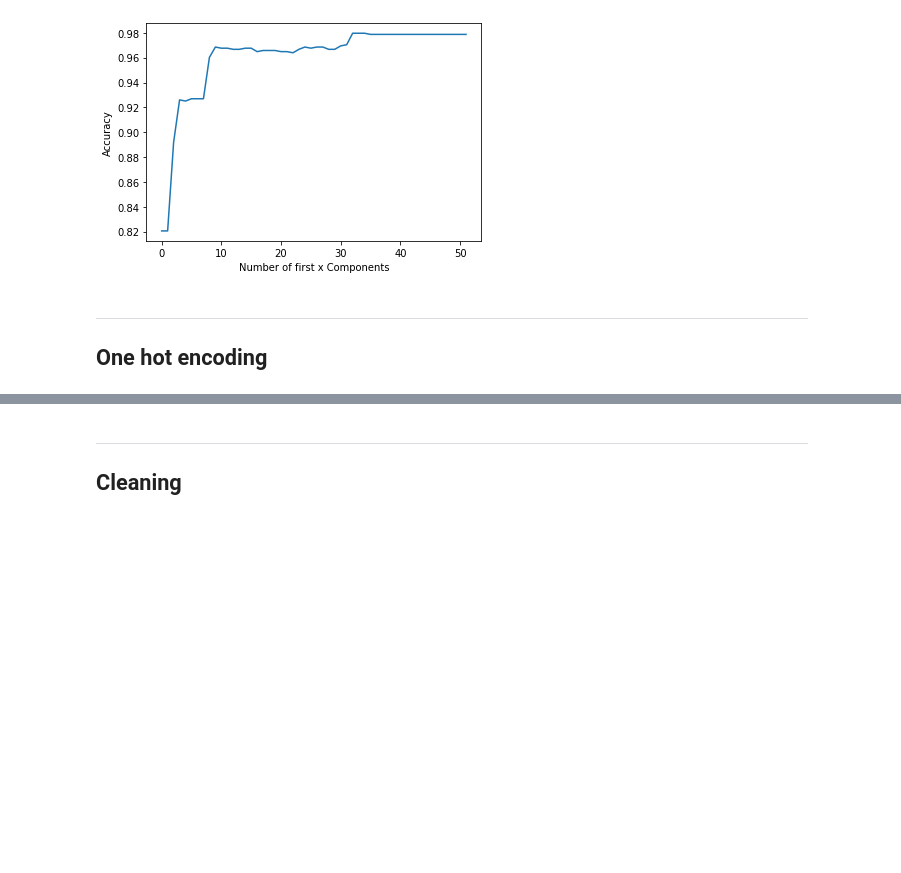
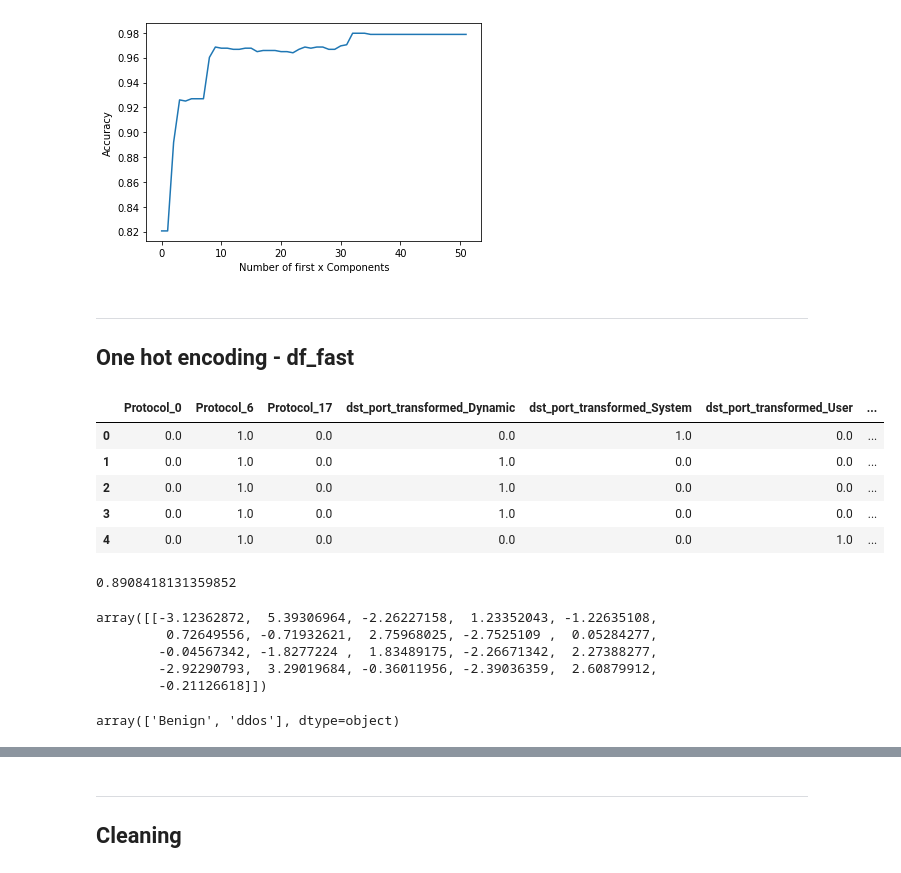
Before and after one commit to Irish-77/ddos-dompteure, a Jupyter notebook: data_preparation.ipynb, the cells around one changed output, grey strips where cells are left out. Cells and saved outputs as stored; diff of their text form; code cells hidden in the pictures; blank space fills up the shorter version.

Commit message:
finishing data preparation

```diff
--- a/data_preparation.ipynb
+++ b/data_preparation.ipynb
@@ -155,4 +186,4 @@ axes.set(xlabel = 'Number of first x Components', ylabel = 'Accuracy');
 [figure]
 # %% [markdown]
 ---
-## One hot encoding
+## One hot encoding - df_fast
@@ -158,0 +195,5 @@ axes.set(xlabel = 'Number of first x Components', ylabel = 'Accuracy');
+# %%
+to_be_encoded = ["Protocol", "dst_port_transformed", "src_port_transformed"]
+encoder = OneHotEncoder(sparse=False)
+df_fast_encoded = pd.DataFrame(encoder.fit_transform(df_fast[to_be_encoded]))
+df_fast_encoded.columns = encoder.get_feature_names(to_be_encoded)
@@ -158,0 +204,9 @@ axes.set(xlabel = 'Number of first x Components', ylabel = 'Accuracy');
+# %%
+df_fast_encoded.head()
+# %% [output]
+|  | Protocol_0 | Protocol_6 | Protocol_17 | dst_port_transformed_Dynamic | dst_port_transformed_System | dst_port_transformed_User | ... |
+| 0 | 0.0 | 1.0 | 0.0 | 0.0 | 1.0 | 0.0 | ... |
+| 1 | 0.0 | 1.0 | 0.0 | 1.0 | 0.0 | 0.0 | ... |
+| 2 | 0.0 | 1.0 | 0.0 | 1.0 | 0.0 | 0.0 | ... |
+| 3 | 0.0 | 1.0 | 0.0 | 1.0 | 0.0 | 0.0 | ... |
+| 4 | 0.0 | 1.0 | 0.0 | 0.0 | 0.0 | 1.0 | ... |
@@ -158,0 +222,18 @@ axes.set(xlabel = 'Number of first x Components', ylabel = 'Accuracy');
+# %%
+logisticRegr = LogisticRegression(solver = 'lbfgs', max_iter=100)
+logisticRegr.fit(train, train_lbl)
+logisticRegr.score(test, test_lbl)
+# %% [output]
+0.8908418131359852
+# %%
+logisticRegr.coef_
+# %% [output]
+array([[-3.12362872,  5.39306964, -2.26227158,  1.23352043, -1.22635108,
+         0.72649556, -0.71932621,  2.75968025, -2.7525109 ,  0.05284277,
+        -0.04567342, -1.8277224 ,  1.83489175, -2.26671342,  2.27388277,
+        -2.92290793,  3.29019684, -0.36011956, -2.39036359,  2.60879912,
+        -0.21126618]])
+# %%
+logisticRegr.classes_
+# %% [output]
+array(['Benign', 'ddos'], dtype=object)
```
Also changed, not shown: parts of 32 cells of this notebook, 2 other files.
